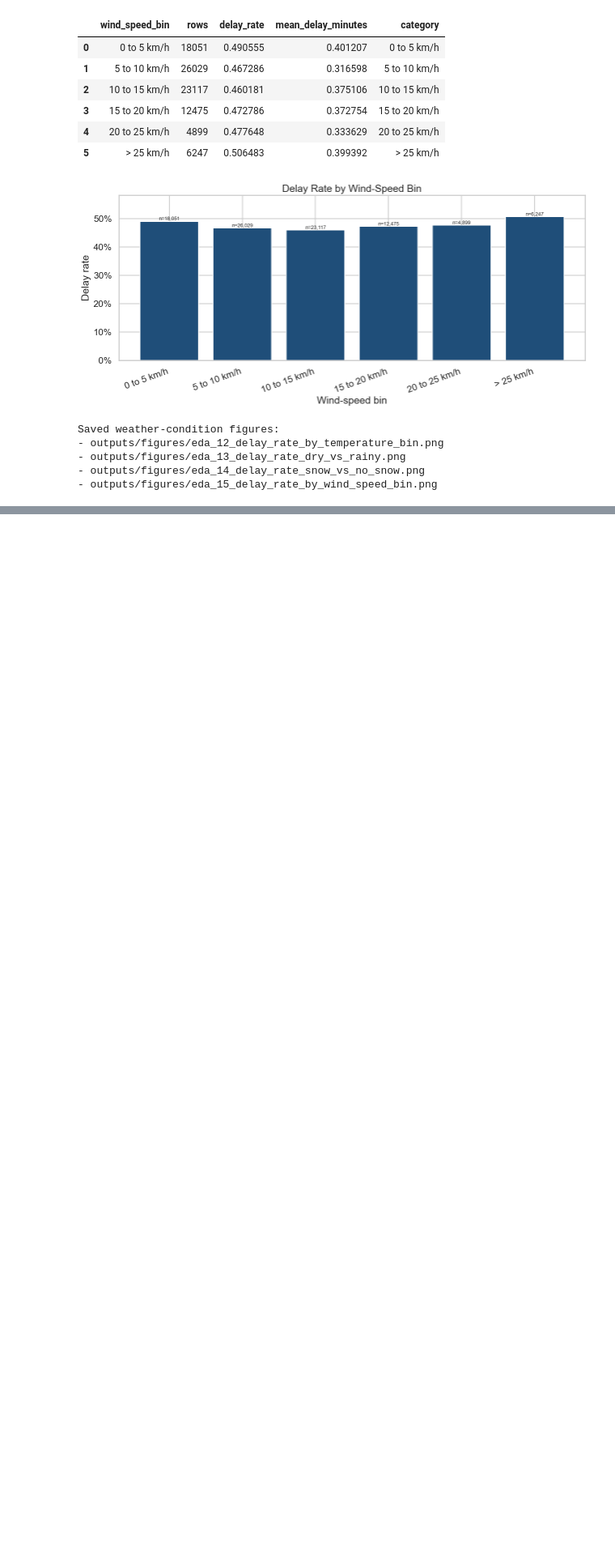
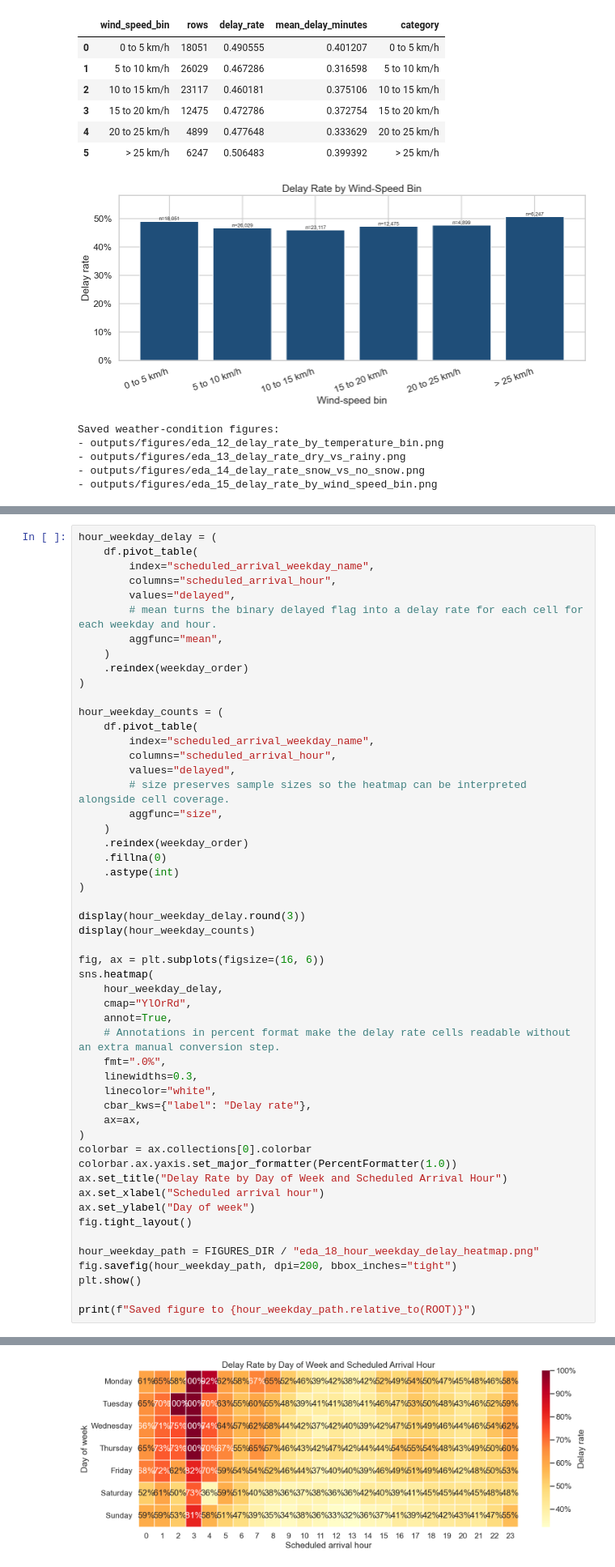
Before and after one commit to berenaydogan/DSA210-Project, a Jupyter notebook: notebooks/eda.ipynb, the cells around one changed output, grey strips where cells are left out. Shown at 81% size. Drawn from its saved outputs; the diff is of its cells as text; blank space fills up the shorter version.

```diff
--- a/notebooks/eda.ipynb
+++ b/notebooks/eda.ipynb
@@ -845,0 +1005,53 @@ Saved weather-condition figures:
+# %%
+hour_weekday_delay = (
+    df.pivot_table(
+        index="scheduled_arrival_weekday_name",
+        columns="scheduled_arrival_hour",
+        values="delayed",
+        # mean turns the binary delayed flag into a delay rate for each cell for each weekday and hour.
+        aggfunc="mean",
+    )
+    .reindex(weekday_order)
+)
+
+hour_weekday_counts = (
+    df.pivot_table(
+        index="scheduled_arrival_weekday_name",
+        columns="scheduled_arrival_hour",
+        values="delayed",
+        # size preserves sample sizes so the heatmap can be interpreted alongside cell coverage.
+        aggfunc="size",
+    )
+    .reindex(weekday_order)
+    .fillna(0)
+    .astype(int)
+)
+
+display(hour_weekday_delay.round(3))
+display(hour_weekday_counts)
+
+fig, ax = plt.subplots(figsize=(16, 6))
+sns.heatmap(
+    hour_weekday_delay,
+    cmap="YlOrRd",
+    annot=True,
+    # Annotations in percent format make the delay rate cells readable without an extra manual conversion step.
+    fmt=".0%",
+    linewidths=0.3,
+    linecolor="white",
+    cbar_kws={"label": "Delay rate"},
+    ax=ax,
+)
+colorbar = ax.collections[0].colorbar
+colorbar.ax.yaxis.set_major_formatter(PercentFormatter(1.0))
+ax.set_title("Delay Rate by Day of Week and Scheduled Arrival Hour")
+ax.set_xlabel("Scheduled arrival hour")
+ax.set_ylabel("Day of week")
+fig.tight_layout()
+
+hour_weekday_path = FIGURES_DIR / "eda_18_hour_weekday_delay_heatmap.png"
+fig.savefig(hour_weekday_path, dpi=200, bbox_inches="tight")
+plt.show()
+
+print(f"Saved figure to {hour_weekday_path.relative_to(ROOT)}")
+# %% [output]
@@ -845,0 +1078 @@ Saved weather-condition figures:
+[figure, added]
```
Also changed, not shown: parts of 7 cells of this notebook, 4 other files.
